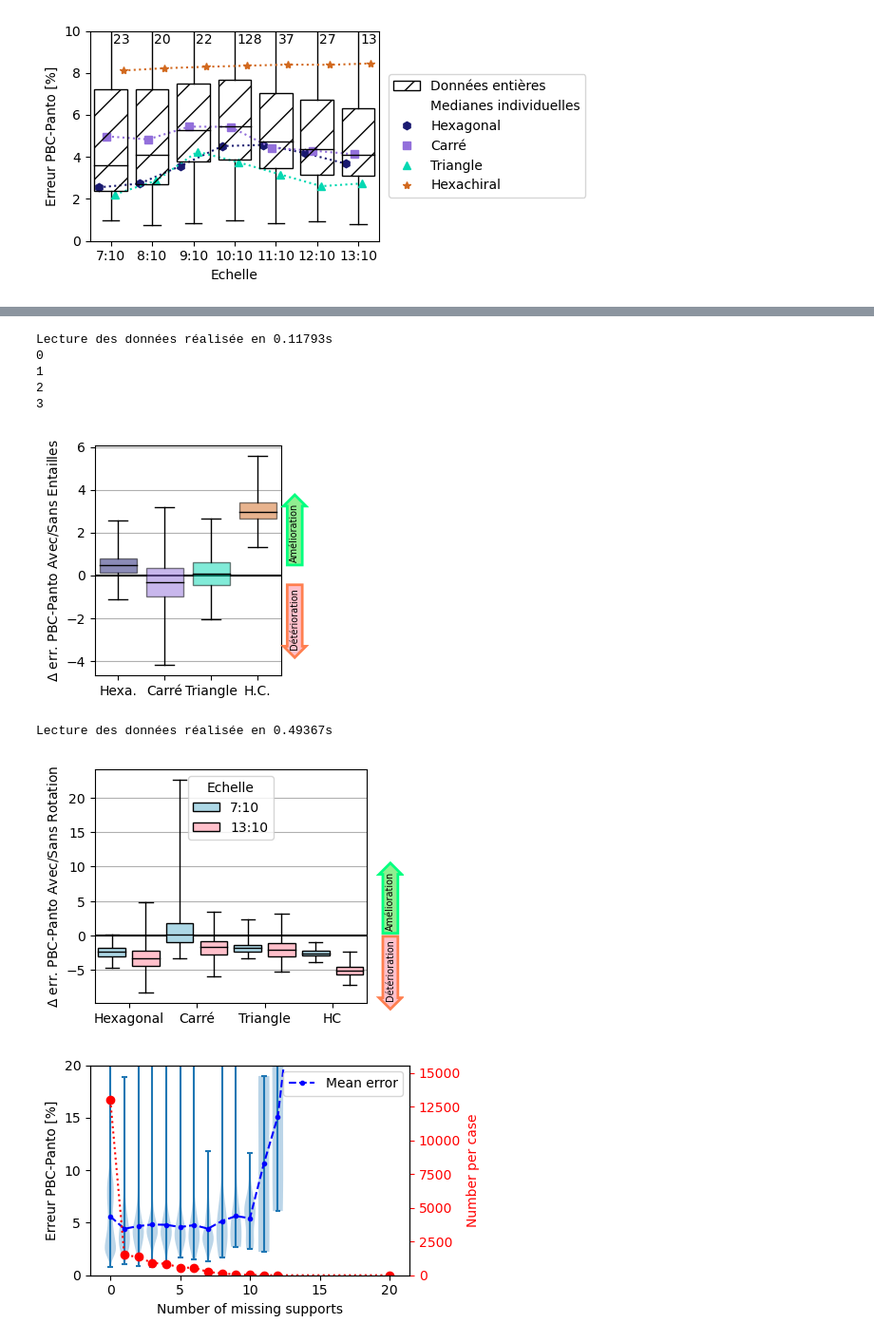
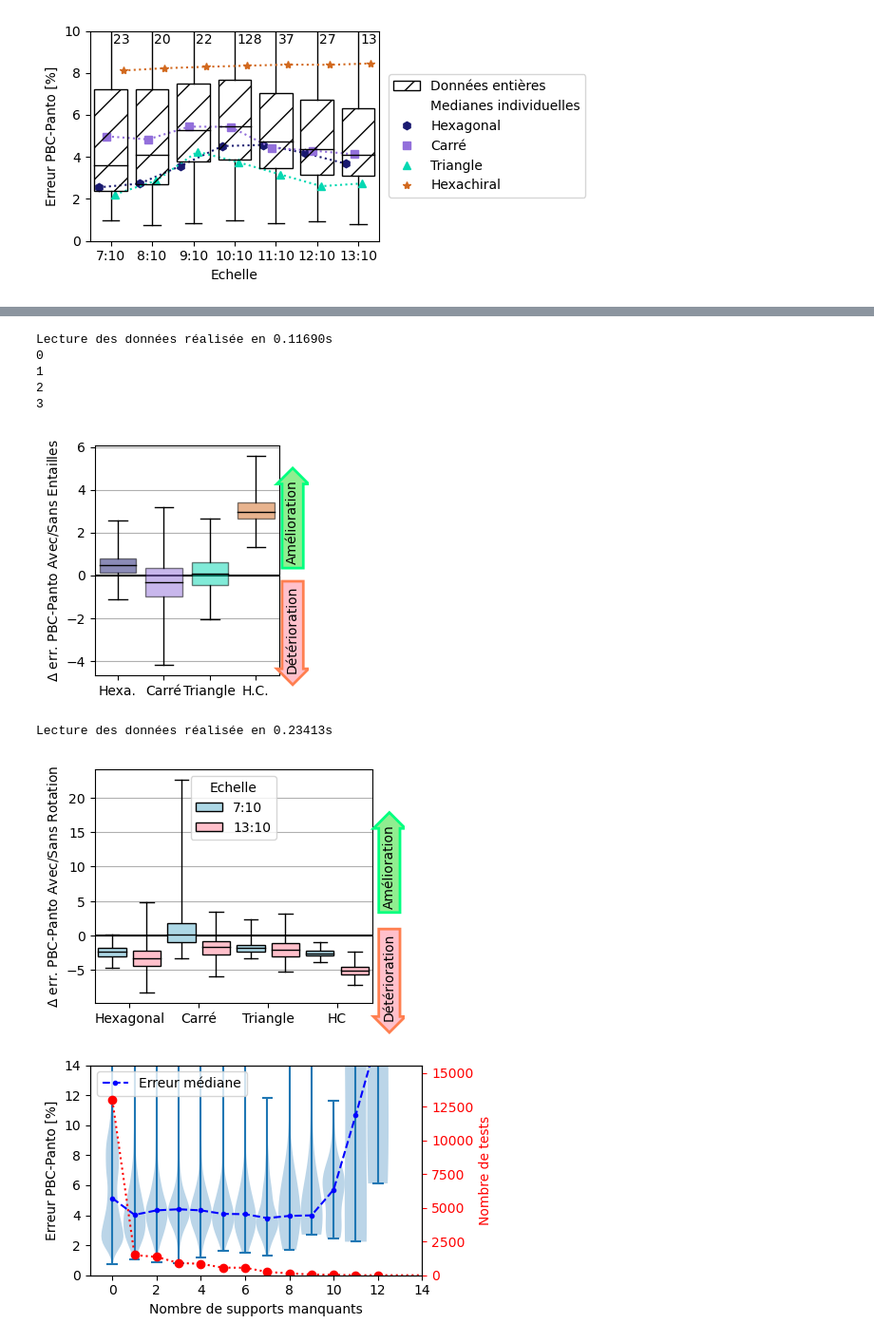
Before and after one commit to h06e/abakubc, a Jupyter notebook: utilities/full_study.ipynb, the cells around one changed output, grey strips where cells are left out. Shown at 95% size. Saved outputs shown, nothing was run; the diff lists cells and outputs as text; code cells hidden in the pictures.

```diff
--- a/utilities/full_study.ipynb
+++ b/utilities/full_study.ipynb
@@ -360,13 +399,13 @@ for i_geo in range(4):
 # plt.boxplot(amelioration, patch_artist=True, whis=(0, 100), medianprops={
 #                 'color': 'k'},widths=0.8)
 
-plt.text(4.8, 2, "Amélioration",
-            ha="center", va="center", rotation=90, size=7,
+plt.text(4.8, 2.5, "Amélioration",
+            ha="center", va="center", rotation=90, size=10,
             bbox=dict(boxstyle="rarrow,pad=0.3",
                       fc="lightgreen", ec="springgreen", lw=2))
 
-plt.text(4.8, -2, "Détérioration",
-            ha="center", va="center", rotation=90, size=7,
+plt.text(4.8, -2.5, "Détérioration",
+            ha="center", va="center", rotation=90, size=10,
             bbox=dict(boxstyle="larrow,pad=0.3",
                       fc="pink", ec="coral", lw=2))
 plt.grid(axis='y')
@@ -376,13 +415,14 @@ plt.ylabel(r'$\Delta$ err. PBC-Panto Avec/Sans Entailles')
 
 
 plt.tight_layout()
+plt.savefig('images/effet_cc_err.pdf')
 # %% [output]
-Lecture des données réalisée en 0.11793s
+Lecture des données réalisée en 0.11690s
 0
 1
 2
 3
-[figure, old version]
+[figure, new version]
 # %%
 
 campagnes_R3 = ['campagne_honey_UR3_S7','campagne_honey_UR3_S13',
@@ -424,13 +464,13 @@ for bplot in bp['boxes']:
 plt.legend([bp['boxes'][0],bp['boxes'][1]],['7:10','13:10'], title='Echelle',
            fancybox=True,loc='upper center',)
 plt.grid(axis='y')
-plt.text(9.2, 5, "Amélioration",
-            ha="center", va="center", rotation=90, size=7,
+plt.text(9.0, 10, "Amélioration",
+            ha="center", va="center", rotation=90, size=10,
             bbox=dict(boxstyle="rarrow,pad=0.3",
                       fc="lightgreen", ec="springgreen", lw=2))
 
-plt.text(9.2, -5, "Détérioration",
-            ha="center", va="center", rotation=90, size=7,
+plt.text(9.0, -6, "Détérioration",
+            ha="center", va="center", rotation=90, size=10,
             bbox=dict(boxstyle="larrow,pad=0.3",
                       fc="pink", ec="coral", lw=2))
 
@@ -441,8 +481,8 @@ plt.axhline(0, color='black')
 plt.tight_layout()
 plt.savefig('images/UR3_effect.pdf')
 # %% [output]
-Lecture des données réalisée en 0.49367s
+Lecture des données réalisée en 0.23413s
-[figure, old version]
+[figure, new version]
 # %%
 
 def err_per_number_of_ms(data: dict[Test], eoi:tuple=(0,3), step:float=0.9, width:float=0.1) -> None:
@@ -463,38 +503,39 @@ def err_per_number_of_ms(data: dict[Test], eoi:tuple=(0,3), step:float=0.9, widt
             counter+=1
             continue
         number_per_x.append(counter)
         X_bulk.append(x)
         Y_bulk.append([y])
         old = x
         counter=0
     number_per_x.append(counter)
     y_mean = []
     for y in Y_bulk:
-        y_mean.append(np.mean(np.array(y)))
+        y_mean.append(np.quantile(np.array(y),0.5))
     y_mean = np.array(y_mean)
 
     plt.violinplot(Y_bulk, X_bulk,widths=width,
                    showmeans=False, showmedians=False, showextrema=True)
-    plt.plot(X_bulk, y_mean, '.b--', label='Mean error')
-    plt.xlabel(f'Number of missing supports')
-    plt.ylim((-0,20))
+    plt.plot(X_bulk, y_mean, '.b--', label='Erreur médiane')
+    plt.xlabel(f'Nombre de supports manquants')
+    plt.ylim((-0,14))
+    plt.xlim((-1,14))
     plt.ylabel('Erreur PBC-Panto [%]')
     plt.legend()
     ax2=plt.twinx()
     ax2.set_ylim(bottom=0, top=1.2*np.max(number_per_x))
     ax2.plot(X_bulk, number_per_x, 'ro:')
-    ax2.set_ylabel('Number per case', color='r')
+    ax2.set_ylabel('Nombre de tests', color='r')
     ax2.tick_params(axis='y', colors='red')
 
 
 # to_plot=['data', 'data_scale_7','data_scale_8', 'data_scale_9', 'data_scale_10',
 #          'data_scale_11', 'data_scale_12', 'data_scale_13']
 to_plot=['data']
 
 plt.figure(figsize=(5,3))
-err_per_number_of_ms(data_bulk, width=0.8)
+err_per_number_of_ms(data_bulk, width=1.0)
 plt.tight_layout()
 plt.savefig('images/MS_full.pdf')
 # %% [output]
-[figure, old version]
+[figure, new version]
 # %%
```
Also changed, not shown: parts of 10 cells of this notebook, 19 other files.
